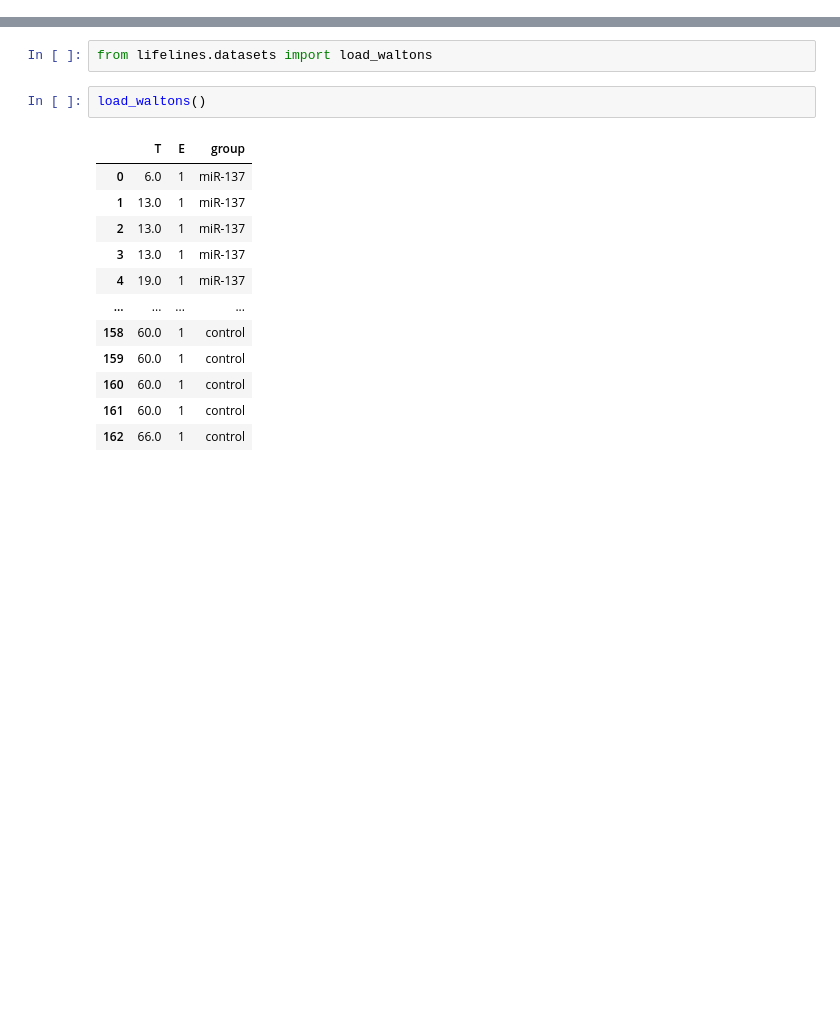
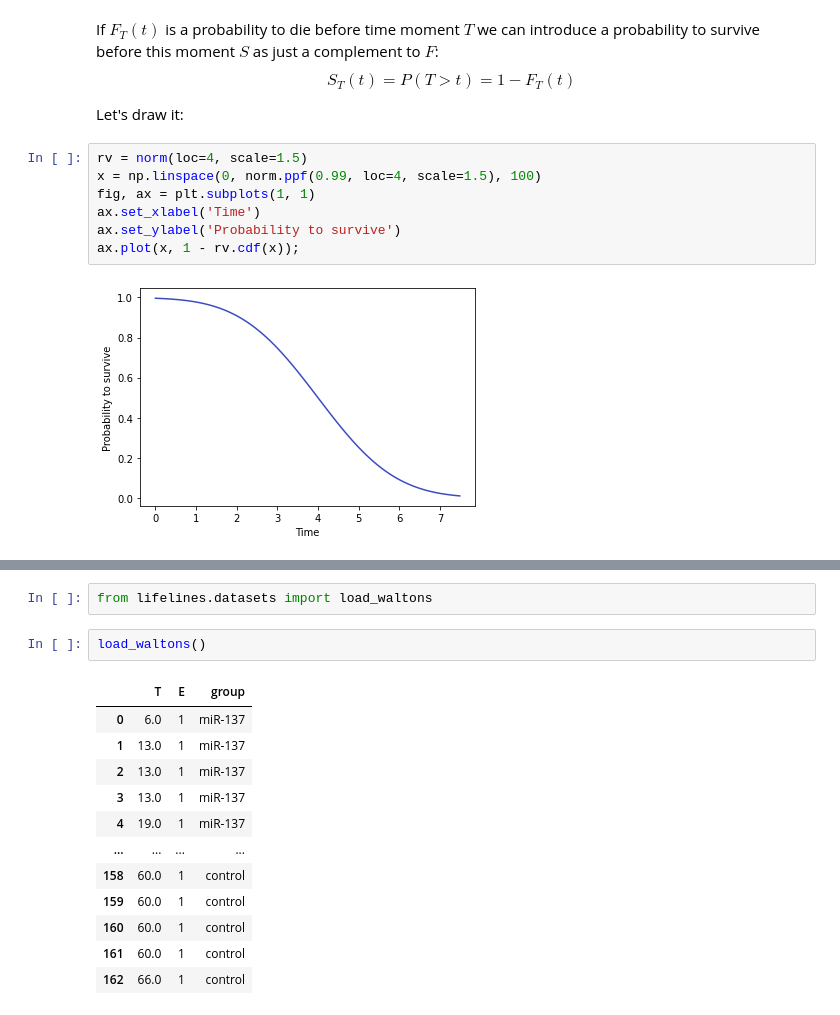
Before and after one commit to ComputationalAgingLab/computational_aging_course, a Jupyter notebook: stat/hazard_models.ipynb, the cells around one changed output, grey strips where cells are left out. Drawn from its saved outputs; the diff is of its cells as text; blank space fills up the shorter version.

```diff
--- a/stat/hazard_models.ipynb
+++ b/stat/hazard_models.ipynb
@@ -32,0 +30,14 @@ plt.ion()
+# %% [markdown]
+If $F_T(t)$ is a probability to die before time moment $T$ we can introduce a probability to survive before this moment $S$ as just a complement to $F$:
+$$S_T(t) = P(T > t) = 1 - F_T(t)$$
+
+Let's draw it:
+# %%
+rv = norm(loc=4, scale=1.5)
+x = np.linspace(0, norm.ppf(0.99, loc=4, scale=1.5), 100)
+fig, ax = plt.subplots(1, 1)
+ax.set_xlabel('Time')
+ax.set_ylabel('Probability to survive')
+ax.plot(x, 1 - rv.cdf(x));
+# %% [output]
+[figure, added]
```
Also changed, not shown: parts of 7 cells of this notebook, 5 other files.
